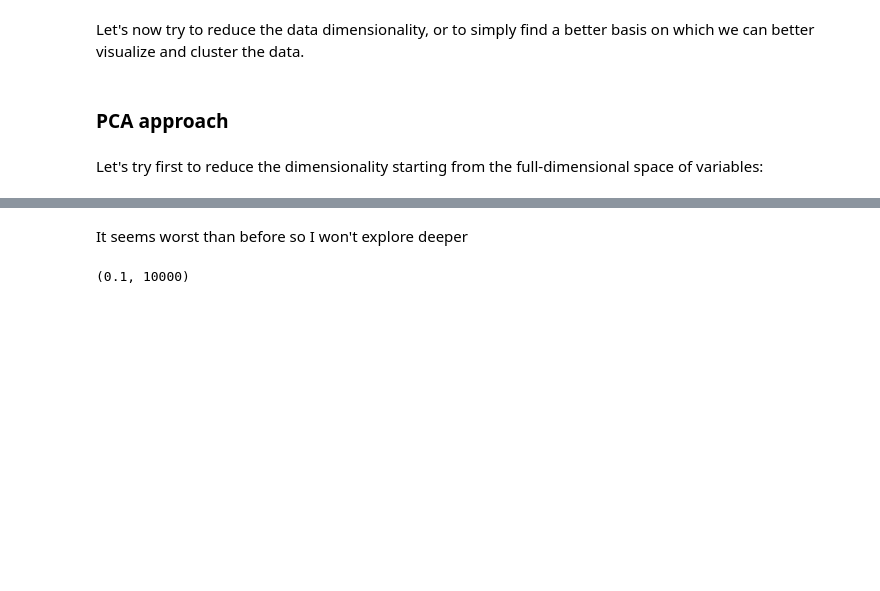
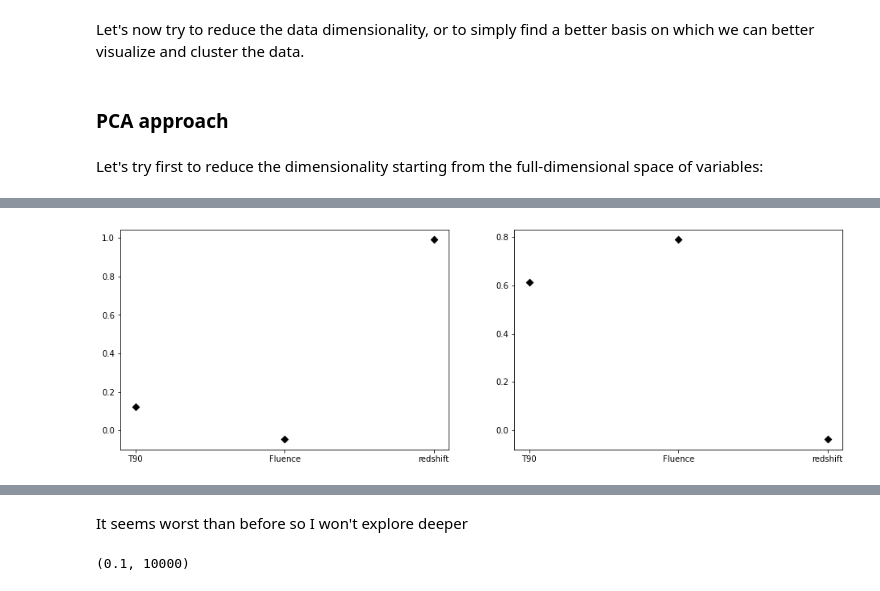
Before and after one commit to ludovicobizzarri/astrostatistics_bicocca_2024, a Jupyter notebook: working/Lesson 14/Gamma Ray Burst.ipynb, the cells around one changed output, grey strips where cells are left out. Cells and saved outputs as stored; diff of their text form; code cells hidden in the pictures; blank space fills up the shorter version.

```diff
--- a/working/Lesson 14/Gamma Ray Burst.ipynb
+++ b/working/Lesson 14/Gamma Ray Burst.ipynb
@@ -530,0 +533,11 @@ ValueError: Input contains NaN, infinity or a value too large for dtype('float64
+# %%
+# let's see which are the variables encapsulating most of the variance:
+fig,ax = plt.subplots(nrows=1,ncols=2,figsize=(16,5))
+
+variable_names = np.array(['T90','Fluence','redshift','ra','dec'])
+
+for comp_1,comp_2,k in zip(pca.components_[0],pca.components_[1],variable_names):
+    ax[0].scatter(k,comp_1,color='black',marker='D')
+    ax[1].scatter(k,comp_2,color='black',marker='D')
+# %% [output]
+[figure, added]
```
Also changed, not shown: parts of 18 cells of this notebook.
